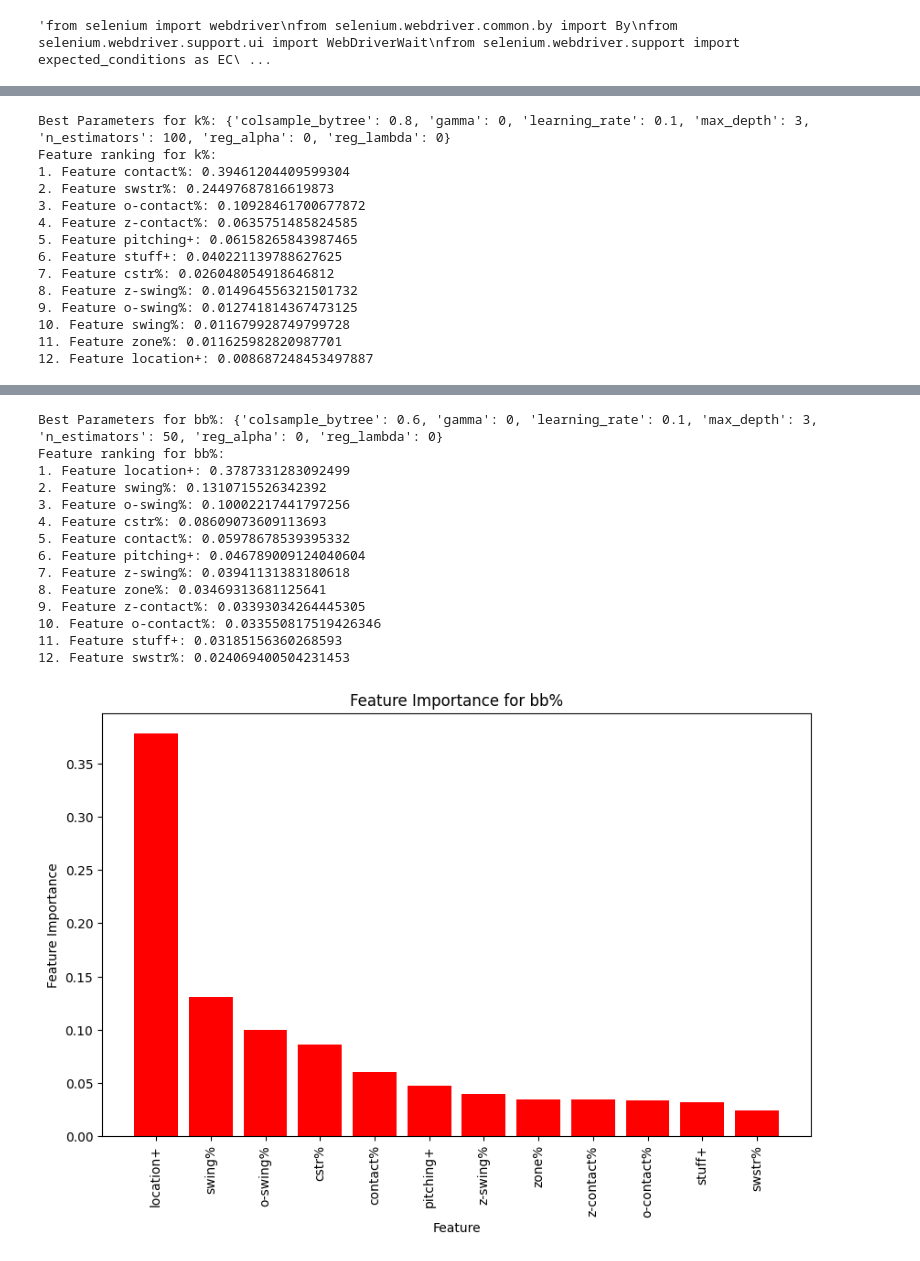
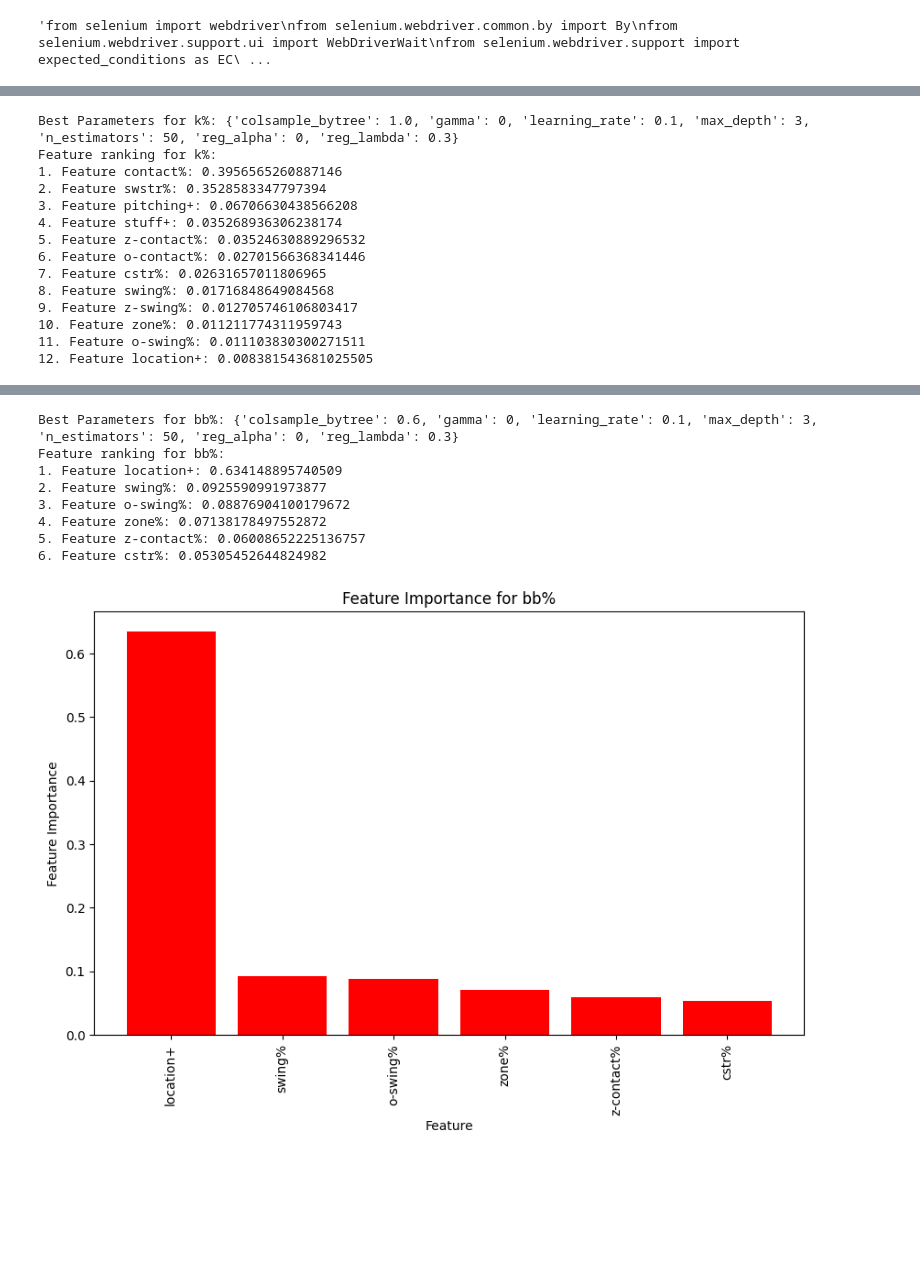
Before and after one commit to aflynn0213/K_BB_Evaluation, a Jupyter notebook: k_bb_prediction.ipynb, the cells around one changed output, grey strips where cells are left out. Drawn from its saved outputs; the diff is of its cells as text; code cells hidden in the pictures; blank space fills up the shorter version.

Commit message:
added 2024 results for predictive power test, and BB feature selection

```diff
--- a/k_bb_prediction.ipynb
+++ b/k_bb_prediction.ipynb
@@ -291,7 +304,6 @@ models = {}
 ################################ XGB REGRESSION CODE ##############################################################
 # Initialize XGBoost regressor
 xgb_regressor = xgb.XGBRegressor(objective='reg:squarederror')
-
 # Define parameter grid
 param_grid = {
     'max_depth': [3, 6, 9],  # Maximum depth of each tree
@@ -306,9 +318,23 @@ param_grid = {
 
 # List of target variable column names
 target_columns = [k.name, bb.name]
-feature_names = x.columns.tolist()
+#feature_names = x.columns.tolist()
+x_feats = x.copy()
+
+model_sels = {}
 # Iterate over target columns
 for target_column in target_columns:
+    x_temp = x.copy()
+    selected_feats = x.columns.tolist()
+    model_sel = 0
+    if 'bb' in target_column:
+        xgb_regressor.fit(x_temp,df[target_column])
+
+        model_sel = SelectFromModel(estimator=xgb_regressor,threshold = "median", prefit=True)
+
+        x_temp = model_sel.transform(x_temp)
+        selected_feats = x_feats.columns[model_sel.get_support()]
+
     # Initialize GridSearchCV
     model_gridsearch = GridSearchCV(
         estimator=xgb_regressor,
@@ -319,10 +345,11 @@ for target_column in target_columns:
     )
 
     # Fit the grid search to the data for the current target column
-    model_gridsearch.fit(x, df[target_column])
+    model_gridsearch.fit(x_temp, df[target_column])
 
     # Store the best model in the dictionary
     models[target_column+'_xgb'] = model_gridsearch.best_estimator_
+    model_sels[target_column+'_xgb'] = model_sel
 
     # Print the best parameters found
     print(f"Best Parameters for {target_column}:", model_gridsearch.best_params_)
@@ -335,30 +362,30 @@ for target_column in target_columns:
 
     print(f"Feature ranking for {target_column}:")
     for i, idx in enumerate(feats):
-        print(f"{i + 1}. Feature {feature_names[idx]}: {feats_value[idx]}")
+        print(f"{i + 1}. Feature {selected_feats[idx]}: {feats_value[idx]}")
 
     # Plot feature importance for the best model
 
     plt.figure(figsize=(10, 6))
     plt.title(f"Feature Importance for {target_column}")
-    plt.bar(range(len(feature_names)), feats_value[feats], color="r", align="center")
-    plt.xticks(range(len(feature_names)), [feature_names[idx] for idx in feats], rotation=90)
+    plt.bar(range(len(selected_feats)), feats_value[feats], color="r", align="center")
+    plt.xticks(range(len(selected_feats)), [selected_feats[idx] for idx in feats], rotation=90)
     plt.xlabel("Feature")
     plt.ylabel("Feature Importance")
     plt.show()
 ###########################################################################################################
 # %% [output]
-Best Parameters for k%: {'colsample_bytree': 0.8, 'gamma': 0, 'learning_rate': 0.1, 'max_depth': 3, 'n_estimators': 100, 'reg_alpha': 0, 'reg_lambda': 0}
+Best Parameters for k%: {'colsample_bytree': 1.0, 'gamma': 0, 'learning_rate': 0.1, 'max_depth': 3, 'n_estimators': 50, 'reg_alpha': 0, 'reg_lambda': 0.3}
 Feature ranking for k%:
-1. Feature contact%: 0.39461204409599304
-2. Feature swstr%: 0.24497687816619873
-3. Feature o-contact%: 0.10928461700677872
-4. Feature z-contact%: 0.0635751485824585
-5. Feature pitching+: 0.06158265843987465
-6. Feature stuff+: 0.040221139788627625
-7. Feature cstr%: 0.026048054918646812
-8. Feature z-swing%: 0.014964556321501732
-9. Feature o-swing%: 0.012741814367473125
-10. Feature swing%: 0.011679928749799728
-11. Feature zone%: 0.011625982820987701
-12. Feature location+: 0.008687248453497887
+1. Feature contact%: 0.3956565260887146
+2. Feature swstr%: 0.3528583347797394
+3. Feature pitching+: 0.06706630438566208
+4. Feature stuff+: 0.035268936306238174
+5. Feature z-contact%: 0.03524630889296532
+6. Feature o-contact%: 0.02701566368341446
+7. Feature cstr%: 0.02631657011806965
+8. Feature swing%: 0.01716848649084568
+9. Feature z-swing%: 0.012705746106803417
+10. Feature zone%: 0.011211774311959743
+11. Feature o-swing%: 0.011103830300271511
+12. Feature location+: 0.008381543681025505
@@ -366,18 +393,12 @@ Feature ranking for k%:
-Best Parameters for bb%: {'colsample_bytree': 0.6, 'gamma': 0, 'learning_rate': 0.1, 'max_depth': 3, 'n_estimators': 50, 'reg_alpha': 0, 'reg_lambda': 0}
+Best Parameters for bb%: {'colsample_bytree': 0.6, 'gamma': 0, 'learning_rate': 0.1, 'max_depth': 3, 'n_estimators': 50, 'reg_alpha': 0, 'reg_lambda': 0.3}
 Feature ranking for bb%:
-1. Feature location+: 0.3787331283092499
-2. Feature swing%: 0.1310715526342392
-3. Feature o-swing%: 0.10002217441797256
-4. Feature cstr%: 0.08609073609113693
-5. Feature contact%: 0.05978678539395332
-6. Feature pitching+: 0.046789009124040604
-7. Feature z-swing%: 0.03941131383180618
-8. Feature zone%: 0.03469313681125641
-9. Feature z-contact%: 0.03393034264445305
-10. Feature o-contact%: 0.033550817519426346
-11. Feature stuff+: 0.03185156360268593
-12. Feature swstr%: 0.024069400504231453
+1. Feature location+: 0.634148895740509
+2. Feature swing%: 0.0925590991973877
+3. Feature o-swing%: 0.08876904100179672
+4. Feature zone%: 0.07138178497552872
+5. Feature z-contact%: 0.06008652225136757
+6. Feature cstr%: 0.05305452644824982
-[figure, old version]
+[figure, new version]
 # %%
 # Fit models for both 'k%' and 'bb%' target variables
 models['k%_poly'] = polynomial_learning(x, k, k.name)
```
Also changed, not shown: parts of 16 cells of this notebook, 3 other files.
